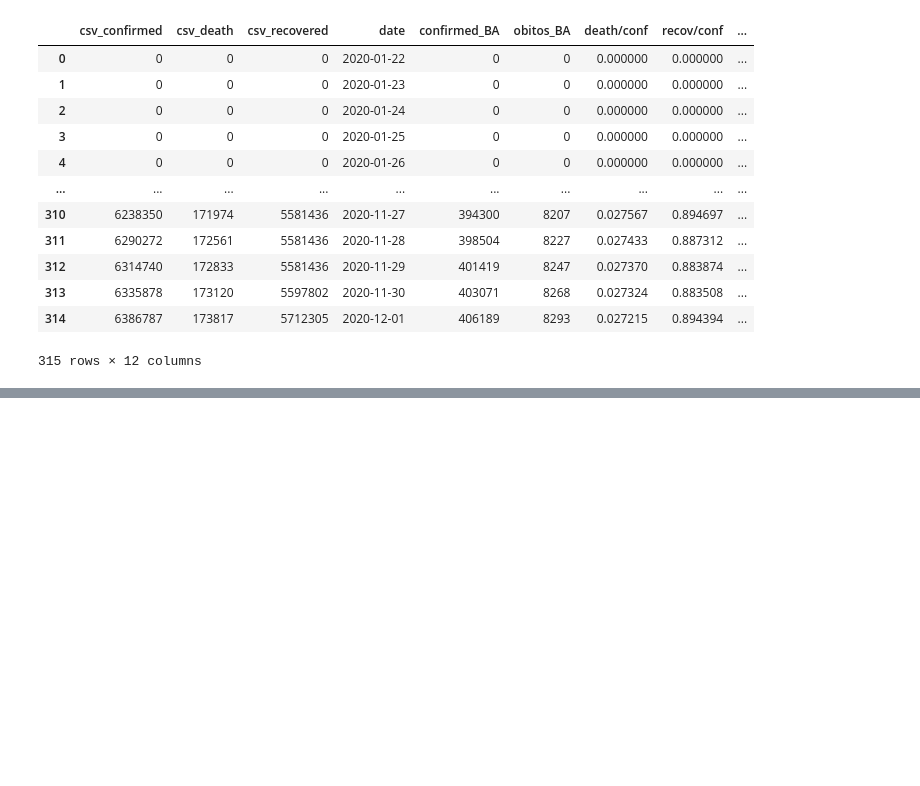
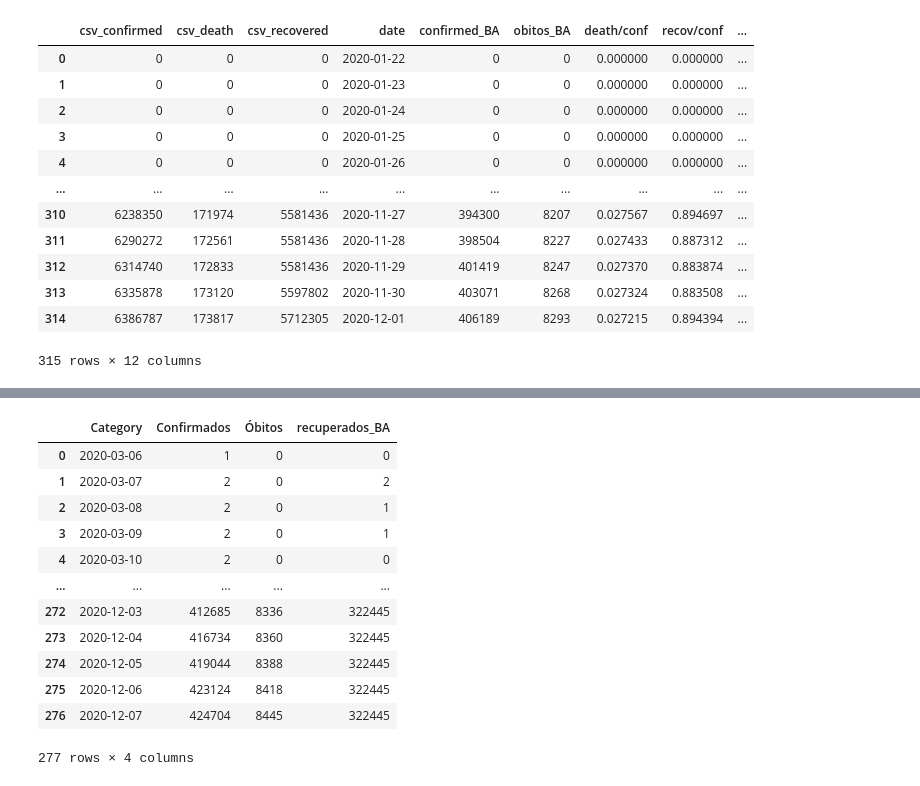
Before and after one commit to solkan1201/SIRmodel, a Jupyter notebook: conferir_DadosBr_and_Bahia.ipynb, the cells around one changed output, grey strips where cells are left out. Cells and saved outputs as stored; diff of their text form; code cells hidden in the pictures; blank space fills up the shorter version.

```diff
--- a/conferir_DadosBr_and_Bahia.ipynb
+++ b/conferir_DadosBr_and_Bahia.ipynb
@@ -558,0 +575,12 @@ newDF.to_csv("tables/tabelasCasosBrasil_Bahia.csv")
+# %%
+ultVal = 0
+for cc, data in enumerate(dfBA['Category']):
+    recupBA = newDF[newDF['date'] == data]['recovBA']
+    print(recupBA)
+
+    try:
+        recupBA = recupBA.values[0]
+        ultVal = recupBA
+    except:
+        recupBA = ultVal
+    dfBA.loc[dfBA['Category'] == data, "recuperados_BA"] = int(recupBA)
@@ -558,0 +605,17 @@ newDF.to_csv("tables/tabelasCasosBrasil_Bahia.csv")
+# %%
+dfBA['recuperados_BA'] = dfBA['recuperados_BA'].apply(changeFloatToInt)
+dfBA
+# %% [output]
+|  | Category | Confirmados | Óbitos | recuperados_BA |
+| 0 | 2020-03-06 | 1 | 0 | 0 |
+| 1 | 2020-03-07 | 2 | 0 | 2 |
+| 2 | 2020-03-08 | 2 | 0 | 1 |
+| 3 | 2020-03-09 | 2 | 0 | 1 |
+| 4 | 2020-03-10 | 2 | 0 | 0 |
+| ... | ... | ... | ... | ... |
+| 272 | 2020-12-03 | 412685 | 8336 | 322445 |
+| 273 | 2020-12-04 | 416734 | 8360 | 322445 |
+| 274 | 2020-12-05 | 419044 | 8388 | 322445 |
+| 275 | 2020-12-06 | 423124 | 8418 | 322445 |
+| 276 | 2020-12-07 | 424704 | 8445 | 322445 |
+277 rows × 4 columns
```
Also changed, not shown: parts of 6 cells of this notebook, 4 other files.
